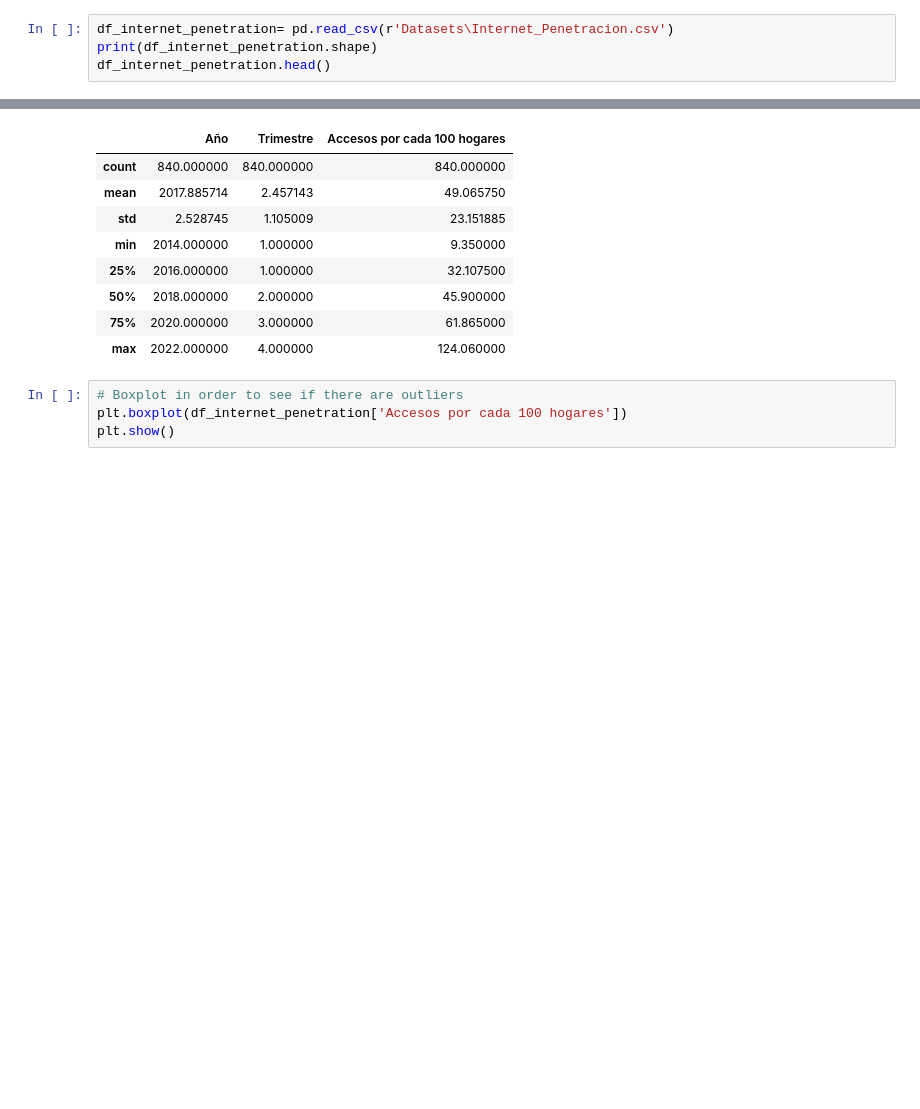
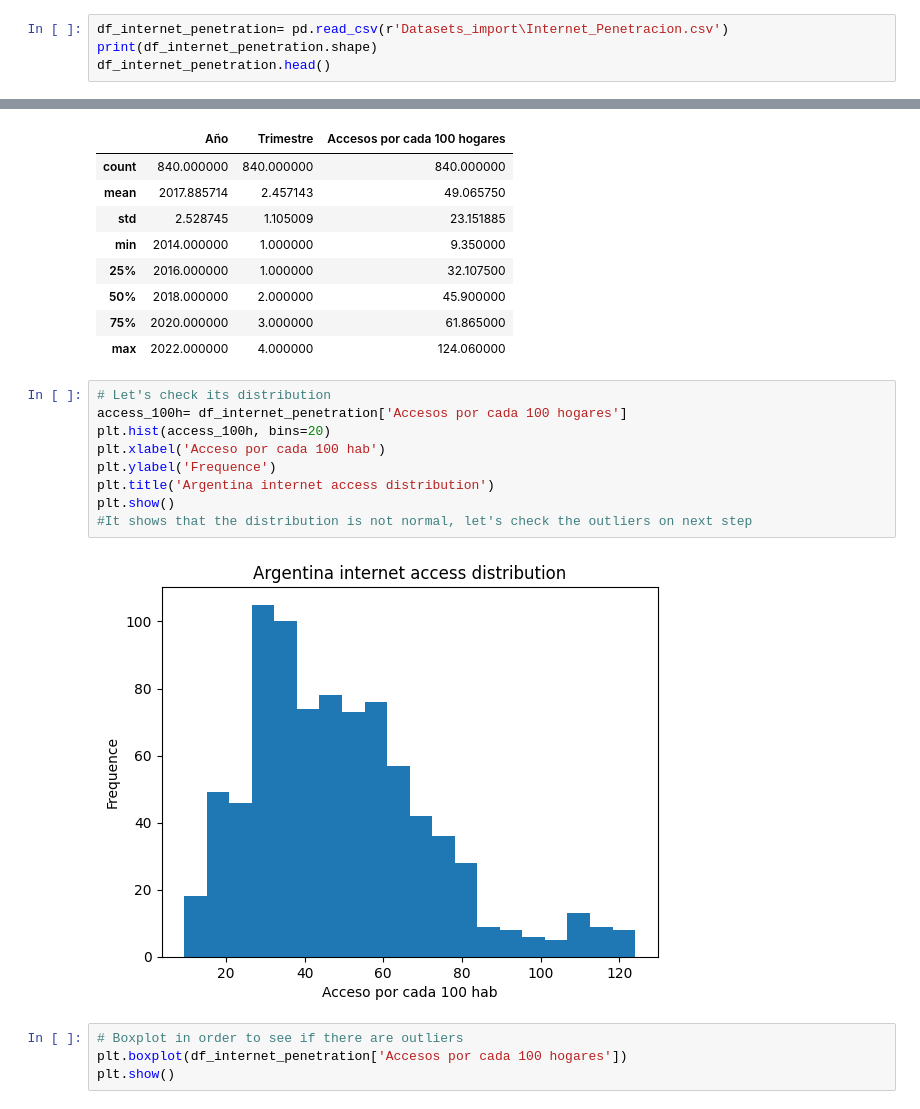
Before and after one commit to juanmaluna21/PI-DataAnalyst, a Jupyter notebook: dea_main.ipynb, the cells around one changed output, grey strips where cells are left out. Drawn from its saved outputs; the diff is of its cells as text; blank space fills up the shorter version.

```diff
--- a/dea_main.ipynb
+++ b/dea_main.ipynb
@@ -97,5 +98,5 @@ Now let's check "Internet Penetration"
 # %%
-df_internet_penetration= pd.read_csv(r'Datasets\Internet_Penetracion.csv')
+df_internet_penetration= pd.read_csv(r'Datasets_import\Internet_Penetracion.csv')
 print(df_internet_penetration.shape)
 df_internet_penetration.head()
 # %% [output]
@@ -137,6 +138,17 @@ df_internet_penetration.describe()
 | 50% | 2018.000000 | 2.000000 | 45.900000 |
 | 75% | 2020.000000 | 3.000000 | 61.865000 |
 | max | 2022.000000 | 4.000000 | 124.060000 |
+# %%
+# Let's check its distribution
+access_100h= df_internet_penetration['Accesos por cada 100 hogares']
+plt.hist(access_100h, bins=20)
+plt.xlabel('Acceso por cada 100 hab')
+plt.ylabel('Frequence')
+plt.title('Argentina internet access distribution')
+plt.show()
+#It shows that the distribution is not normal, let's check the outliers on next step
+# %% [output]
+[figure, added]
 # %%
 # Boxplot in order to see if there are outliers
 plt.boxplot(df_internet_penetration['Accesos por cada 100 hogares'])
```
Also changed, not shown: parts of 57 cells of this notebook, 16 other files.
